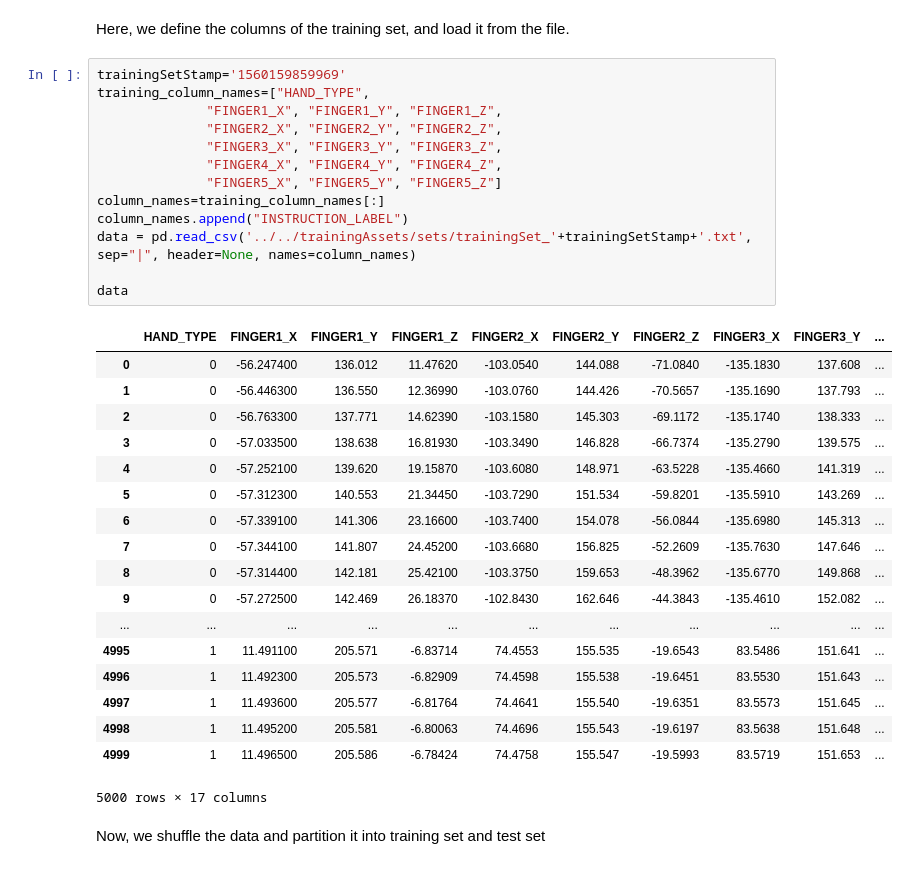
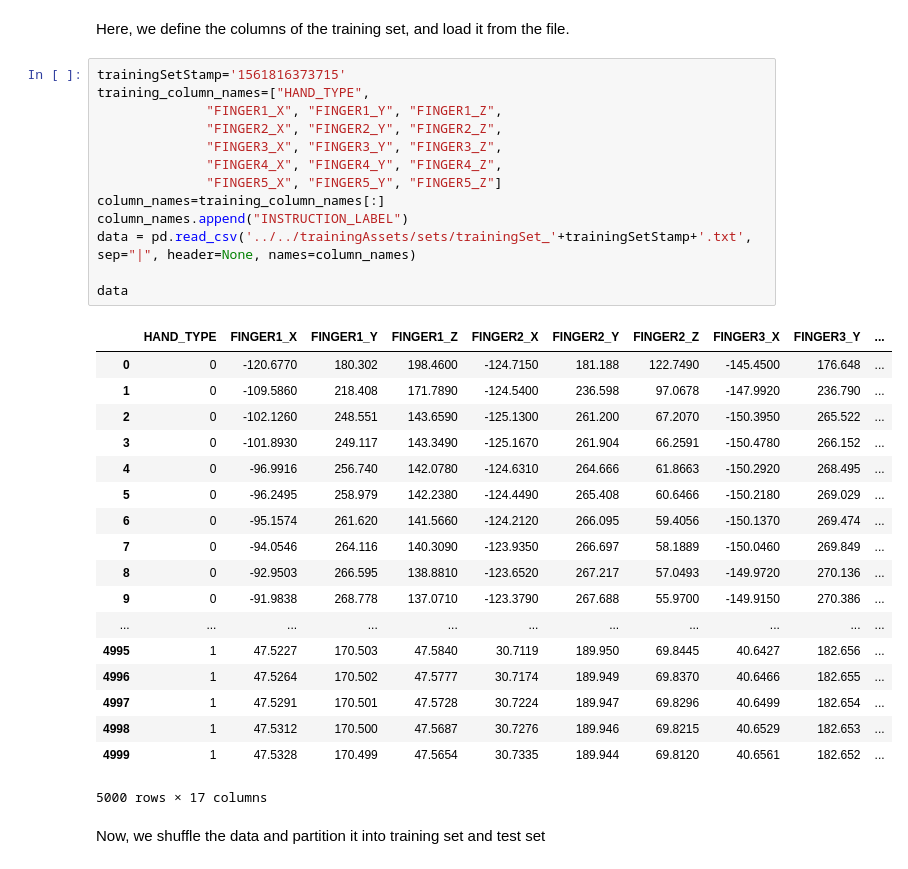
Before and after one commit to ellerenad/RoboArmController, a Jupyter notebook: src/training/RoboArmControllerTraining.ipynb, the cells around one changed output. Cells and saved outputs as stored; diff of their text form.

```diff
--- a/src/training/RoboArmControllerTraining.ipynb
+++ b/src/training/RoboArmControllerTraining.ipynb
@@ -5,36 +5,36 @@ import numpy as np
 # %% [markdown]
 Here, we define the columns of the training set, and load it from the file.
 # %%
-trainingSetStamp='1560159859969'
+trainingSetStamp='1561816373715'
 training_column_names=["HAND_TYPE",
               "FINGER1_X", "FINGER1_Y", "FINGER1_Z",
               "FINGER2_X", "FINGER2_Y", "FINGER2_Z",
               "FINGER3_X", "FINGER3_Y", "FINGER3_Z",
               "FINGER4_X", "FINGER4_Y", "FINGER4_Z",
               "FINGER5_X", "FINGER5_Y", "FINGER5_Z"]
 column_names=training_column_names[:]
 column_names.append("INSTRUCTION_LABEL")
 data = pd.read_csv('../../trainingAssets/sets/trainingSet_'+trainingSetStamp+'.txt', sep="|", header=None, names=column_names)
 
 data
 # %% [output]
 |  | HAND_TYPE | FINGER1_X | FINGER1_Y | FINGER1_Z | FINGER2_X | FINGER2_Y | FINGER2_Z | FINGER3_X | FINGER3_Y | ... |
-| 0 | 0 | -56.247400 | 136.012 | 11.47620 | -103.0540 | 144.088 | -71.0840 | -135.1830 | 137.608 | ... |
-| 1 | 0 | -56.446300 | 136.550 | 12.36990 | -103.0760 | 144.426 | -70.5657 | -135.1690 | 137.793 | ... |
-| 2 | 0 | -56.763300 | 137.771 | 14.62390 | -103.1580 | 145.303 | -69.1172 | -135.1740 | 138.333 | ... |
-| 3 | 0 | -57.033500 | 138.638 | 16.81930 | -103.3490 | 146.828 | -66.7374 | -135.2790 | 139.575 | ... |
-| 4 | 0 | -57.252100 | 139.620 | 19.15870 | -103.6080 | 148.971 | -63.5228 | -135.4660 | 141.319 | ... |
-| 5 | 0 | -57.312300 | 140.553 | 21.34450 | -103.7290 | 151.534 | -59.8201 | -135.5910 | 143.269 | ... |
-| 6 | 0 | -57.339100 | 141.306 | 23.16600 | -103.7400 | 154.078 | -56.0844 | -135.6980 | 145.313 | ... |
-| 7 | 0 | -57.344100 | 141.807 | 24.45200 | -103.6680 | 156.825 | -52.2609 | -135.7630 | 147.646 | ... |
-| 8 | 0 | -57.314400 | 142.181 | 25.42100 | -103.3750 | 159.653 | -48.3962 | -135.6770 | 149.868 | ... |
-| 9 | 0 | -57.272500 | 142.469 | 26.18370 | -102.8430 | 162.646 | -44.3843 | -135.4610 | 152.082 | ... |
+| 0 | 0 | -120.6770 | 180.302 | 198.4600 | -124.7150 | 181.188 | 122.7490 | -145.4500 | 176.648 | ... |
+| 1 | 0 | -109.5860 | 218.408 | 171.7890 | -124.5400 | 236.598 | 97.0678 | -147.9920 | 236.790 | ... |
+| 2 | 0 | -102.1260 | 248.551 | 143.6590 | -125.1300 | 261.200 | 67.2070 | -150.3950 | 265.522 | ... |
+| 3 | 0 | -101.8930 | 249.117 | 143.3490 | -125.1670 | 261.904 | 66.2591 | -150.4780 | 266.152 | ... |
+| 4 | 0 | -96.9916 | 256.740 | 142.0780 | -124.6310 | 264.666 | 61.8663 | -150.2920 | 268.495 | ... |
+| 5 | 0 | -96.2495 | 258.979 | 142.2380 | -124.4490 | 265.408 | 60.6466 | -150.2180 | 269.029 | ... |
+| 6 | 0 | -95.1574 | 261.620 | 141.5660 | -124.2120 | 266.095 | 59.4056 | -150.1370 | 269.474 | ... |
+| 7 | 0 | -94.0546 | 264.116 | 140.3090 | -123.9350 | 266.697 | 58.1889 | -150.0460 | 269.849 | ... |
+| 8 | 0 | -92.9503 | 266.595 | 138.8810 | -123.6520 | 267.217 | 57.0493 | -149.9720 | 270.136 | ... |
+| 9 | 0 | -91.9838 | 268.778 | 137.0710 | -123.3790 | 267.688 | 55.9700 | -149.9150 | 270.386 | ... |
 | ... | ... | ... | ... | ... | ... | ... | ... | ... | ... | ... |
-| 4995 | 1 | 11.491100 | 205.571 | -6.83714 | 74.4553 | 155.535 | -19.6543 | 83.5486 | 151.641 | ... |
-| 4996 | 1 | 11.492300 | 205.573 | -6.82909 | 74.4598 | 155.538 | -19.6451 | 83.5530 | 151.643 | ... |
-| 4997 | 1 | 11.493600 | 205.577 | -6.81764 | 74.4641 | 155.540 | -19.6351 | 83.5573 | 151.645 | ... |
-| 4998 | 1 | 11.495200 | 205.581 | -6.80063 | 74.4696 | 155.543 | -19.6197 | 83.5638 | 151.648 | ... |
-| 4999 | 1 | 11.496500 | 205.586 | -6.78424 | 74.4758 | 155.547 | -19.5993 | 83.5719 | 151.653 | ... |
+| 4995 | 1 | 47.5227 | 170.503 | 47.5840 | 30.7119 | 189.950 | 69.8445 | 40.6427 | 182.656 | ... |
+| 4996 | 1 | 47.5264 | 170.502 | 47.5777 | 30.7174 | 189.949 | 69.8370 | 40.6466 | 182.655 | ... |
+| 4997 | 1 | 47.5291 | 170.501 | 47.5728 | 30.7224 | 189.947 | 69.8296 | 40.6499 | 182.654 | ... |
+| 4998 | 1 | 47.5312 | 170.500 | 47.5687 | 30.7276 | 189.946 | 69.8215 | 40.6529 | 182.653 | ... |
+| 4999 | 1 | 47.5328 | 170.499 | 47.5654 | 30.7335 | 189.944 | 69.8120 | 40.6561 | 182.652 | ... |
 5000 rows × 17 columns
 # %% [markdown]
 Now, we shuffle the data and partition it into training set and test set
```
Also changed, not shown: parts of 4 cells of this notebook, 13 other files.
